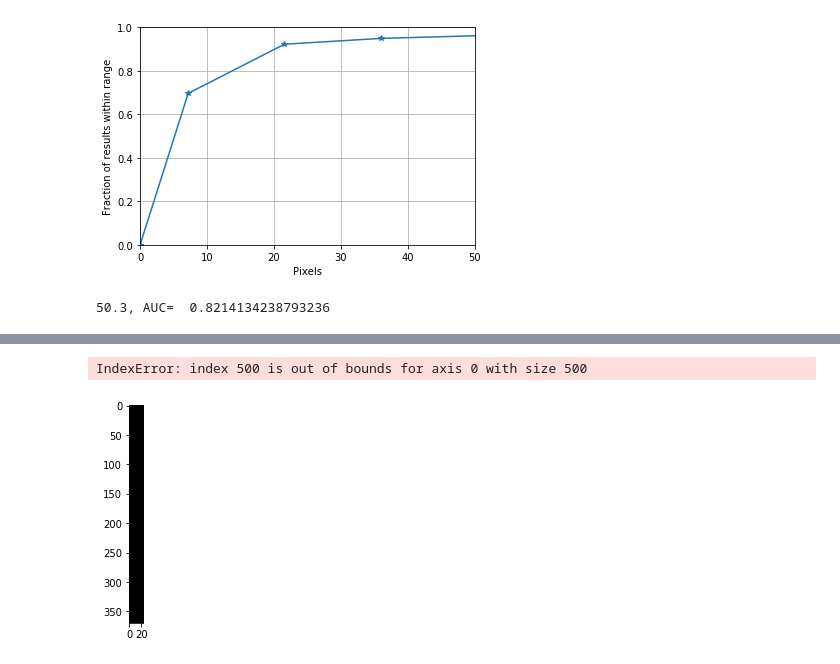
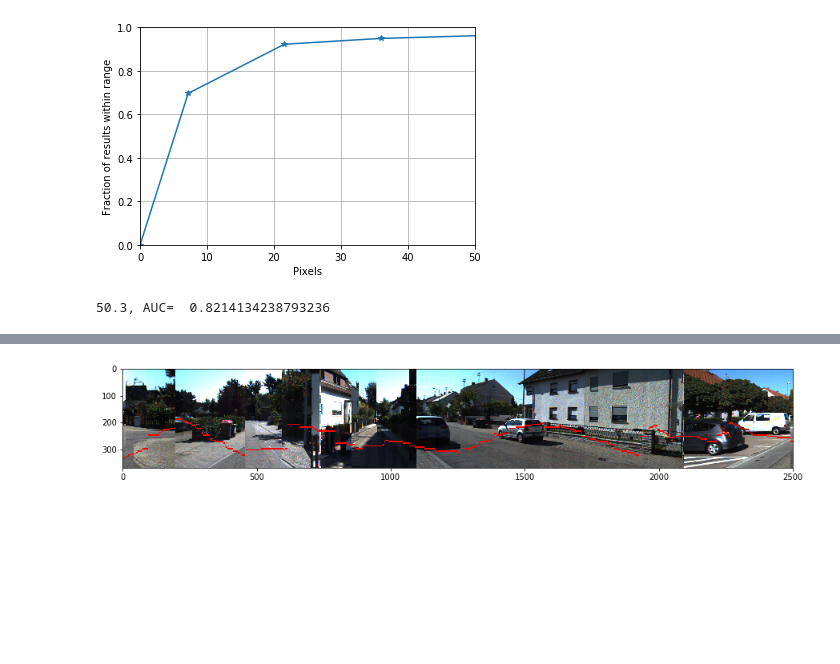
Before and after one commit to rainoa/StixelNetOptimization, a Jupyter notebook: StixelNet_train_and_eval_mobilenetV2.ipynb, the cells around one changed output, grey strips where cells are left out. Cells and saved outputs as stored; diff of their text form; code cells hidden in the pictures; blank space fills up the shorter version.

```diff
--- a/StixelNet_train_and_eval_mobilenetV2.ipynb
+++ b/StixelNet_train_and_eval_mobilenetV2.ipynb
@@ -968,3 +979,16 @@ print(total_parameters)
+# %%
+def load_images(image_paths):
+    # Load the images from disk.
+    images = [imread(path) for path in image_paths]
+    images = np.asarray(images)
+    images=images*255 # Convert to a numpy array
+    return images
+
+# def load_images(image_paths):
+#     # Load the images from disk.
+#     images = [imread(path) for path in image_paths]
+#     # Convert to a numpy array and return it.
+#     return np.asarray(images)
 # %%
 def plot_im(img,cls):
     img = resize(img, (370,img.shape[1]))
@@ -972,10 +996,22 @@ def plot_im(img,cls):
     img[140+cls*5:140+(cls+1)*5,:,0]=1
     img[140+cls*5:140+(cls+1)*5,:,1:]=0
     return img[:,:5,:]
+# %%
+sum_csv_val_path = os.path.join(img_path,'val', 'sum_csv') #TEST
+labels_val=pd.read_csv(os.path.join(sum_csv_val_path,'labels_val_'+str(percent)+'percent.csv'))
+val_names_list=list(labels_val['Name'])
+image_paths_val=[]
+for name in val_names_list:
+    image_paths_val.append(os.path.join(img_path, 'val', name+'.png')) #maybe no need to add '.png'
 # %%
 some_num=500
-some_images = load_images(image_paths=image_paths_test[7000:7000+some_num])
-some_images_cls = np.array(labels_test['Label'])
+some_images = load_images(image_paths=image_paths_val[1000:1000+some_num])
+some_images_cls = np.array(labels_val['Label'])
+# %%
+predict_input_fn = tf.estimator.inputs.numpy_input_fn(
+    x={"image": some_images.astype(np.float32)},
+    num_epochs=1,
+    shuffle=False)
 # %%
 predictions = model.predict(input_fn=predict_input_fn)
 cls_pred = np.array(list(predictions))
@@ -999,12 +1036,11 @@ imgplot = plt.imshow(img)
 # %%
 #plotting GT:
 some_images_for_plt = some_images[:]/255.0
 img = np.ones([370, 1, 3])
-for im in range(some_images_cls[:].shape[0]):
+for im in range(some_images_cls[1000:1000+some_num].shape[0]):
     img0 = plot_im(some_images_for_plt[im,:,:,:], some_images_cls[im])
     img=np.concatenate([img,img0],axis=1)
 # imgplot = plt.imshow(img[:,1250:1950,:])
 imgplot = plt.imshow(img[:,:,:])
 # %% [output]
-IndexError: index 500 is out of bounds for axis 0 with size 500
-[figure, old version]
+[figure, new version]
```
Also changed, not shown: parts of 20 cells of this notebook.
